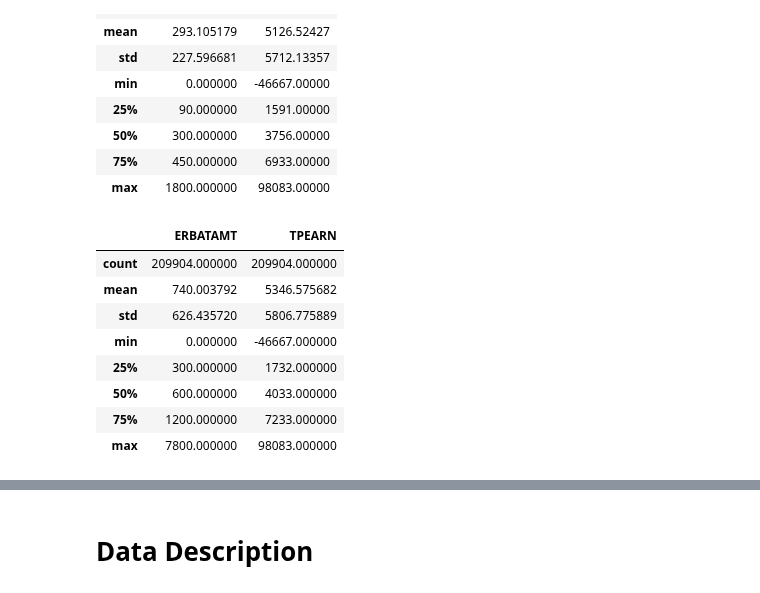
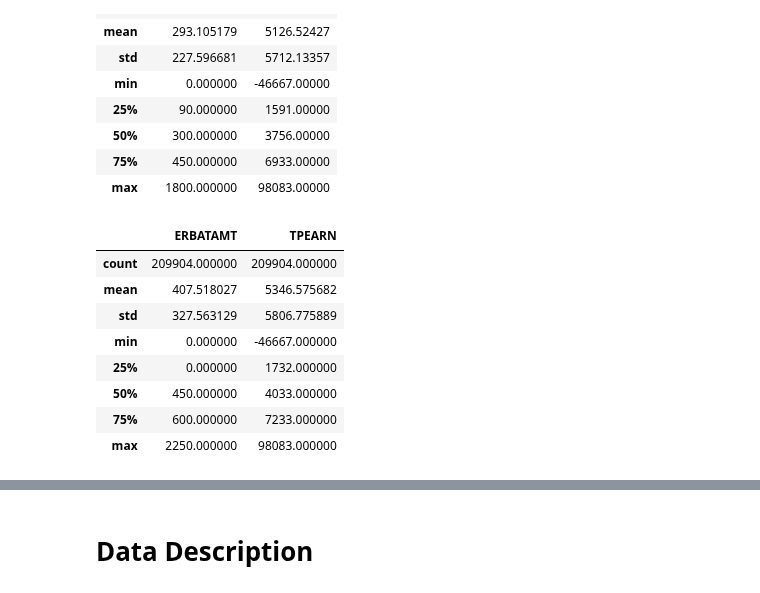
Before and after one commit to MaxDerWeber/MasterThesis, a Jupyter notebook: Data.ipynb, the cells around one changed output, grey strips where cells are left out. Saved outputs shown, nothing was run; the diff lists cells and outputs as text; code cells hidden in the pictures.

```diff
--- a/Data.ipynb
+++ b/Data.ipynb
@@ -351,18 +358,27 @@ houshold[['ERBATAMT', 'TFEARN']].describe()
 | max | 1800.000000 | 98083.00000 |
 # %%
 houshold = df.groupby(['SSUID', 'month_total'])[['SSUID', 'TPEARN', 'month_total', 'erbamth','erebate_-1.0',
-                                                'erebate_0.0', 'erebate_1.0','erebate_2.0', 'erebate_3.0', 'erebate_4.0', 'ERBATAMT']].sum()
+                                                'erebate_0.0', 'erebate_1.0','erebate_2.0', 'erebate_3.0', 'erebate_4.0', 'ERBATAMT']].agg({'month_total': 'first',
+                                                                                                                                                'TPEARN': 'sum',
+                                                                                                                                                'erbamth': 'first',
+                                                                                                                                                'erebate_-1.0': 'first',
+                                                                                                                                                'erebate_0.0': 'first',
+                                                                                                                                                 'erebate_1.0': 'first',
+                                                                                                                                                 'erebate_2.0': 'first',
+                                                                                                                                                 'erebate_3.0': 'first',
+                                                                                                                                                 'erebate_4.0': 'first',
+                                                                                                                                                 'ERBATAMT': 'first'})
 houshold[['ERBATAMT', 'TPEARN']].describe()
 # %% [output]
 |  | ERBATAMT | TPEARN |
 | count | 209904.000000 | 209904.000000 |
-| mean | 740.003792 | 5346.575682 |
-| std | 626.435720 | 5806.775889 |
+| mean | 407.518027 | 5346.575682 |
+| std | 327.563129 | 5806.775889 |
 | min | 0.000000 | -46667.000000 |
-| 25% | 300.000000 | 1732.000000 |
-| 50% | 600.000000 | 4033.000000 |
-| 75% | 1200.000000 | 7233.000000 |
-| max | 7800.000000 | 98083.000000 |
+| 25% | 0.000000 | 1732.000000 |
+| 50% | 450.000000 | 4033.000000 |
+| 75% | 600.000000 | 7233.000000 |
+| max | 2250.000000 | 98083.000000 |
 # %%
 houshold.loc[955958398688]
 # %% [output]
```
Also changed, not shown: parts of 7 cells of this notebook.
